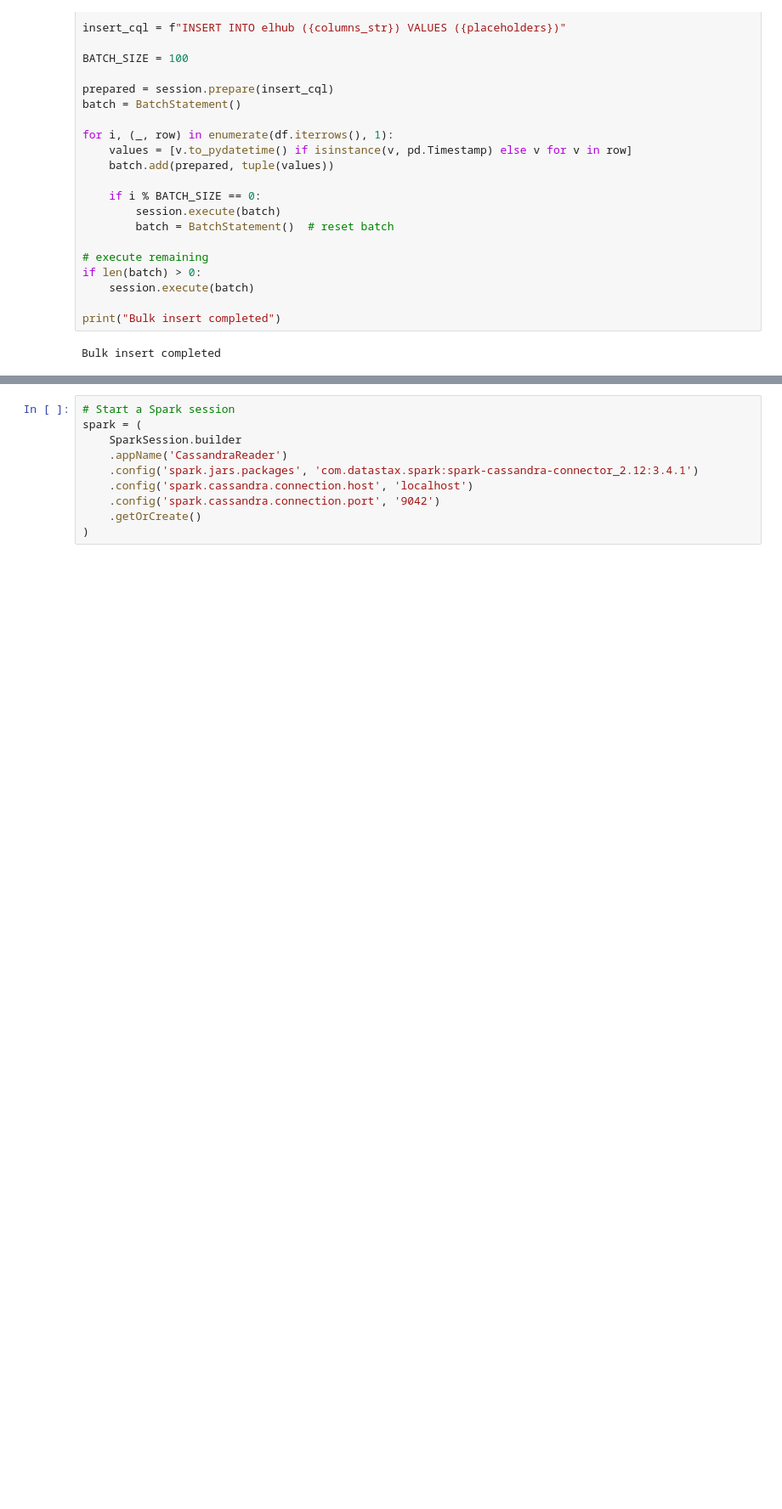
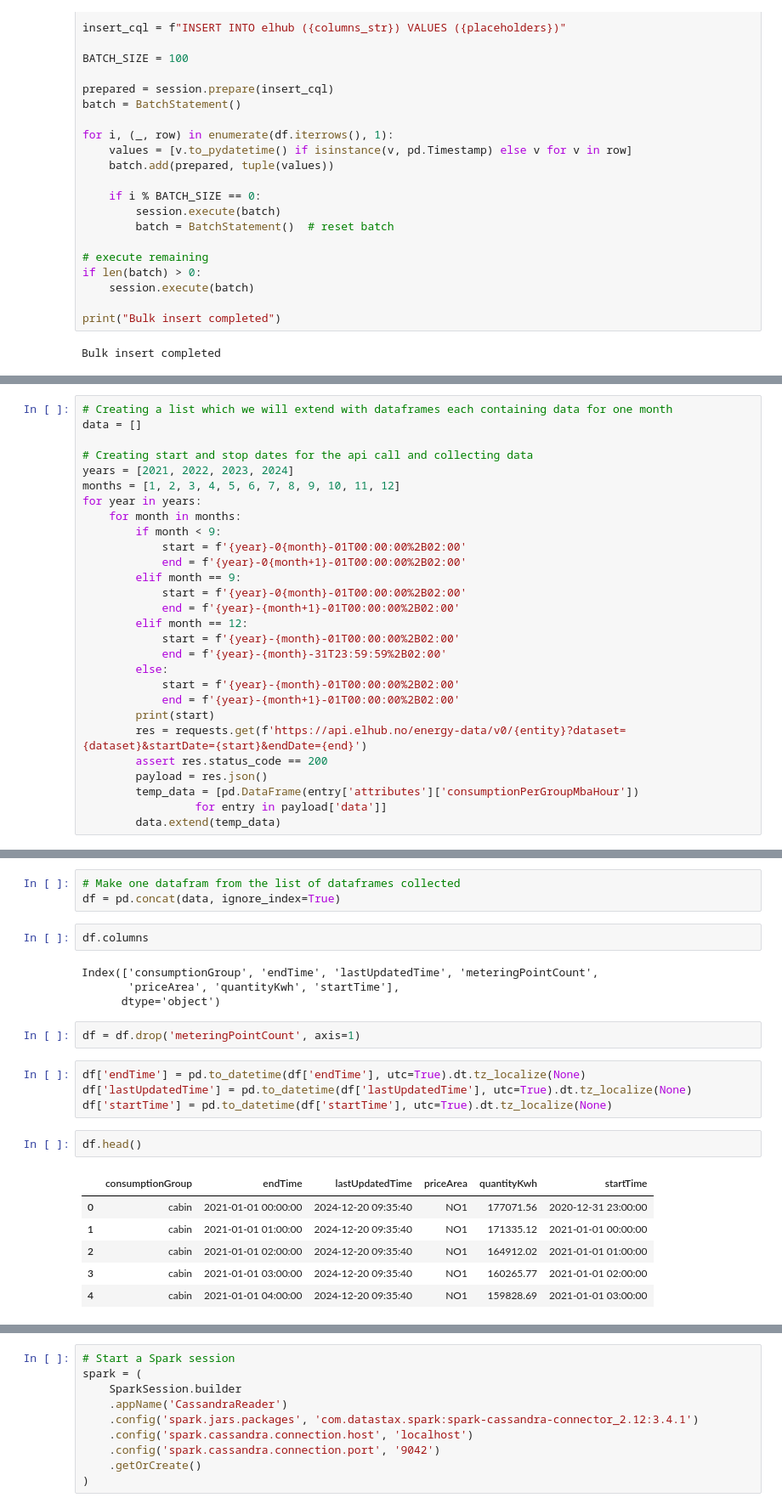
Before and after one commit to KristofferHemm/ind320, a Jupyter notebook: notebooks/part4.ipynb, the cells around one changed output, grey strips where cells are left out. Shown: that part at 85% size. Cells and saved outputs as stored; diff of their text form; blank space fills up the shorter version.

```diff
--- a/notebooks/part4.ipynb
+++ b/notebooks/part4.ipynb
@@ -246,0 +294,28 @@ Bulk insert completed
+# %%
+# Creating a list which we will extend with dataframes each containing data for one month
+data = []
+
+# Creating start and stop dates for the api call and collecting data
+years = [2021, 2022, 2023, 2024]
+months = [1, 2, 3, 4, 5, 6, 7, 8, 9, 10, 11, 12]
+for year in years:
+    for month in months:
+        if month < 9:
+            start = f'{year}-0{month}-01T00:00:00%2B02:00'
+            end = f'{year}-0{month+1}-01T00:00:00%2B02:00'
+        elif month == 9:
+            start = f'{year}-0{month}-01T00:00:00%2B02:00'
+            end = f'{year}-{month+1}-01T00:00:00%2B02:00'
+        elif month == 12:
+            start = f'{year}-{month}-01T00:00:00%2B02:00'
+            end = f'{year}-{month}-31T23:59:59%2B02:00'
+        else:
+            start = f'{year}-{month}-01T00:00:00%2B02:00'
+            end = f'{year}-{month+1}-01T00:00:00%2B02:00'
+        print(start)
+        res = requests.get(f'https://api.elhub.no/energy-data/v0/{entity}?dataset={dataset}&startDate={start}&endDate={end}')
+        assert res.status_code == 200
+        payload = res.json()
+        temp_data = [pd.DataFrame(entry['attributes']['consumptionPerGroupMbaHour'])
+                 for entry in payload['data']]
+        data.extend(temp_data)
@@ -246,0 +340,24 @@ Bulk insert completed
+# %%
+# Make one datafram from the list of dataframes collected
+df = pd.concat(data, ignore_index=True)
+# %%
+df.columns
+# %% [output]
+Index(['consumptionGroup', 'endTime', 'lastUpdatedTime', 'meteringPointCount',
+       'priceArea', 'quantityKwh', 'startTime'],
+      dtype='object')
+# %%
+df = df.drop('meteringPointCount', axis=1)
+# %%
+df['endTime'] = pd.to_datetime(df['endTime'], utc=True).dt.tz_localize(None)
+df['lastUpdatedTime'] = pd.to_datetime(df['lastUpdatedTime'], utc=True).dt.tz_localize(None)
+df['startTime'] = pd.to_datetime(df['startTime'], utc=True).dt.tz_localize(None)
+# %%
+df.head()
+# %% [output]
+|  | consumptionGroup | endTime | lastUpdatedTime | priceArea | quantityKwh | startTime |
+| 0 | cabin | 2021-01-01 00:00:00 | 2024-12-20 09:35:40 | NO1 | 177071.56 | 2020-12-31 23:00:00 |
+| 1 | cabin | 2021-01-01 01:00:00 | 2024-12-20 09:35:40 | NO1 | 171335.12 | 2021-01-01 00:00:00 |
+| 2 | cabin | 2021-01-01 02:00:00 | 2024-12-20 09:35:40 | NO1 | 164912.02 | 2021-01-01 01:00:00 |
+| 3 | cabin | 2021-01-01 03:00:00 | 2024-12-20 09:35:40 | NO1 | 160265.77 | 2021-01-01 02:00:00 |
+| 4 | cabin | 2021-01-01 04:00:00 | 2024-12-20 09:35:40 | NO1 | 159828.69 | 2021-01-01 03:00:00 |
```
Also changed, not shown: parts of 37 cells of this notebook.
